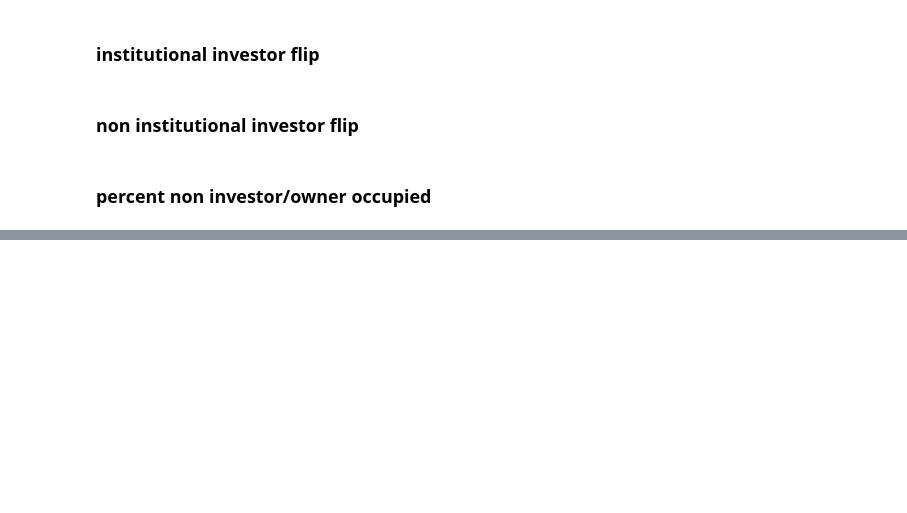
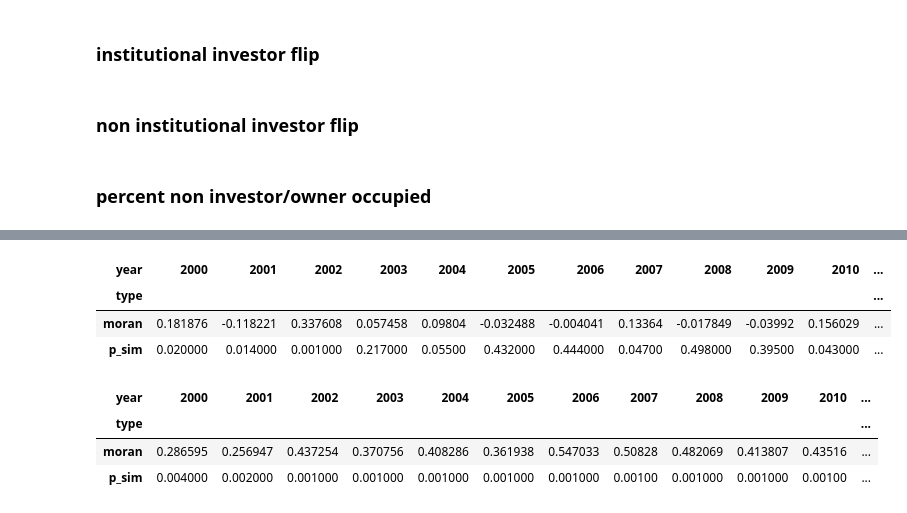
Before and after one commit to CenterForSpatialResearch/investors-NJ, a Jupyter notebook: 04_investor_breakdown.ipynb, the cells around one changed output, grey strips where cells are left out. Cells and saved outputs as stored; diff of their text form; code cells hidden in the pictures; blank space fills up the shorter version.

```diff
--- a/04_investor_breakdown.ipynb
+++ b/04_investor_breakdown.ipynb
@@ -526,0 +670,20 @@ var_f0010.remove('geometry')
+# %%
+#non-institutional investor rentals
+global_moran_non_inst_rent = global_moran_non_inst_rent[keep_non_inst_rent]
+global_moran_non_inst_rent = global_moran_non_inst_rent.loc[0]
+
+global_moran_non_inst_rent = global_moran_non_inst_rent.to_frame()
+
+global_moran_non_inst_rent = global_moran_non_inst_rent.reset_index()
+
+global_moran_non_inst_rent['year'] = global_moran_non_inst_rent['index'].str[17:21]
+global_moran_non_inst_rent['type'] = global_moran_non_inst_rent['index'].str[-5:]
+
+global_moran_non_inst_rent_table = global_moran_non_inst_rent.pivot(index='year',columns='type', values =0)
+# %%
+global_moran_non_inst_rent_table.transpose()
+# %% [output]
+| year | 2000 | 2001 | 2002 | 2003 | 2004 | 2005 | 2006 | 2007 | 2008 | 2009 | 2010 | ... |
+| type |  |  |  |  |  |  |  |  |  |  |  | ... |
+| moran | 0.181876 | -0.118221 | 0.337608 | 0.057458 | 0.09804 | -0.032488 | -0.004041 | 0.13364 | -0.017849 | -0.03992 | 0.156029 | ... |
+| p_sim | 0.020000 | 0.014000 | 0.001000 | 0.217000 | 0.05500 | 0.432000 | 0.444000 | 0.04700 | 0.498000 | 0.39500 | 0.043000 | ... |
@@ -526,0 +703,7 @@ var_f0010.remove('geometry')
+# %%
+global_moran_inst_flip_table.transpose()
+# %% [output]
+| year | 2000 | 2001 | 2002 | 2003 | 2004 | 2005 | 2006 | 2007 | 2008 | 2009 | 2010 | ... |
+| type |  |  |  |  |  |  |  |  |  |  |  | ... |
+| moran | 0.286595 | 0.256947 | 0.437254 | 0.370756 | 0.408286 | 0.361938 | 0.547033 | 0.50828 | 0.482069 | 0.413807 | 0.43516 | ... |
+| p_sim | 0.004000 | 0.002000 | 0.001000 | 0.001000 | 0.001000 | 0.001000 | 0.001000 | 0.00100 | 0.001000 | 0.001000 | 0.00100 | ... |
```
Also changed, not shown: parts of 35 cells of this notebook, 2 other files.
